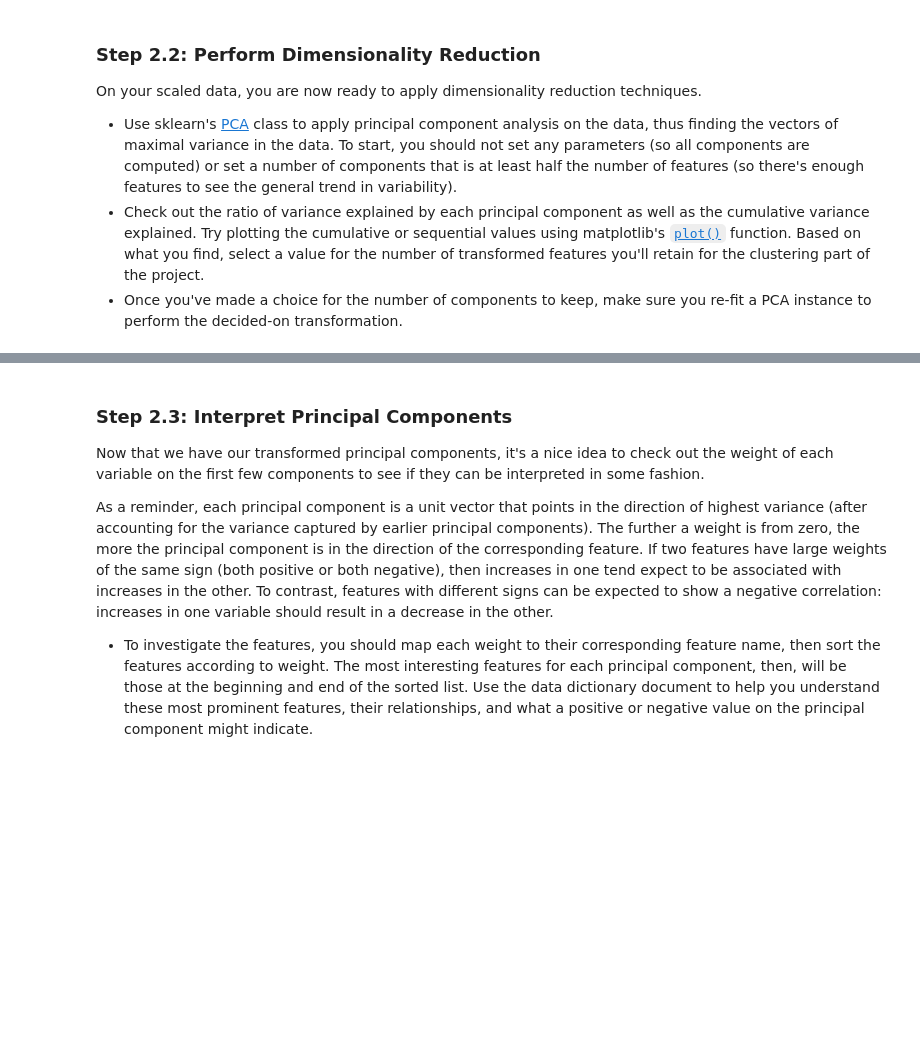
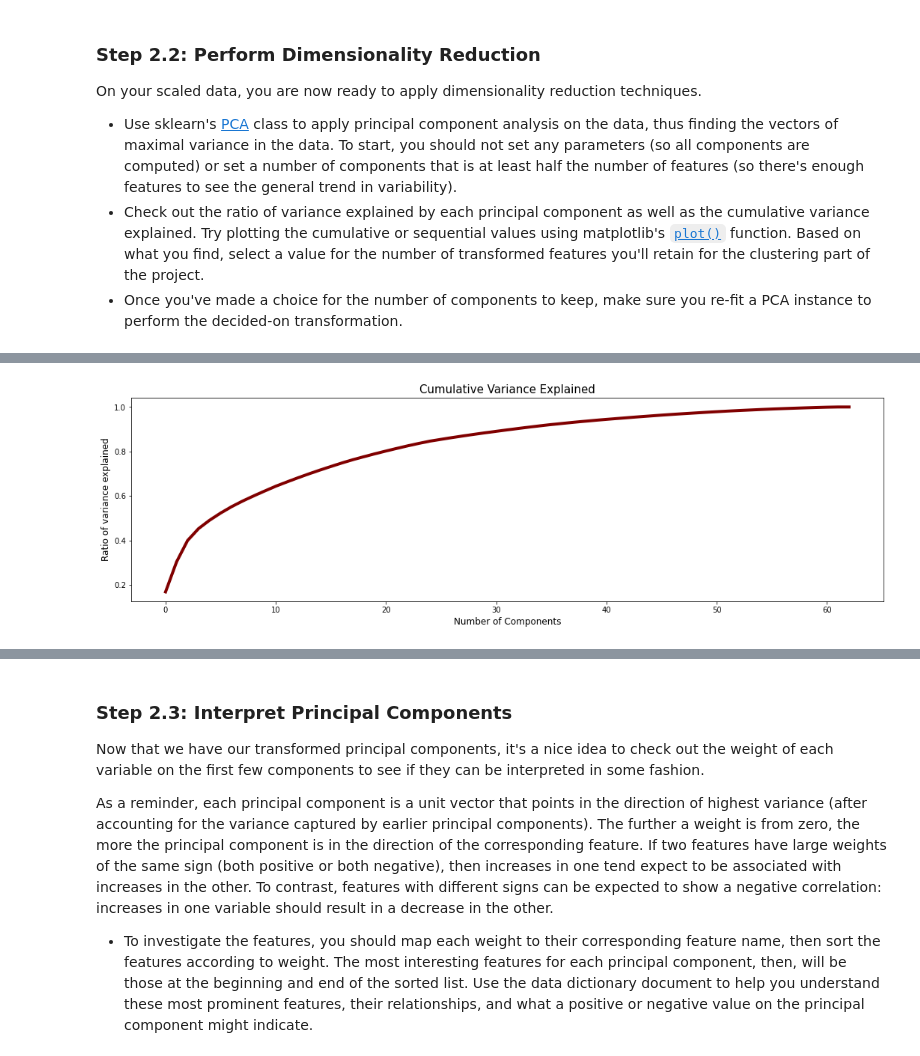
Before and after one commit to SiddharthSabat/Machine_Learning_Projects, a Jupyter notebook: Identify_Customer_Segments/Identify_Customer_Segments.ipynb, the cells around one changed output, grey strips where cells are left out. Cells and saved outputs as stored; diff of their text form; code cells hidden in the pictures; blank space fills up the shorter version.

```diff
--- a/Identify_Customer_Segments/Identify_Customer_Segments.ipynb
+++ b/Identify_Customer_Segments/Identify_Customer_Segments.ipynb
@@ -622,2 +637,12 @@ On your scaled data, you are now ready to apply dimensionality reduction techniq
+# %%
+## ratio of variance explained by the cumulative variance explained
+plt.figure(figsize = (18,5))
+plt.plot(range(len(model_pca.explained_variance_ratio_)),np.cumsum(model_pca.explained_variance_ratio_), '-', linewidth = 4, color = 'maroon')
+plt.title("Cumulative Variance Explained", fontsize = 15)
+plt.xlabel("Number of Components", fontsize = 12)
+plt.ylabel("Ratio of variance explained", fontsize = 12)
+plt.show()
+# %% [output]
+[figure, added]
 # %%
 # Re-apply PCA to the data while selecting for number of components to retain.
```
Also changed, not shown: parts of 10 cells of this notebook.
